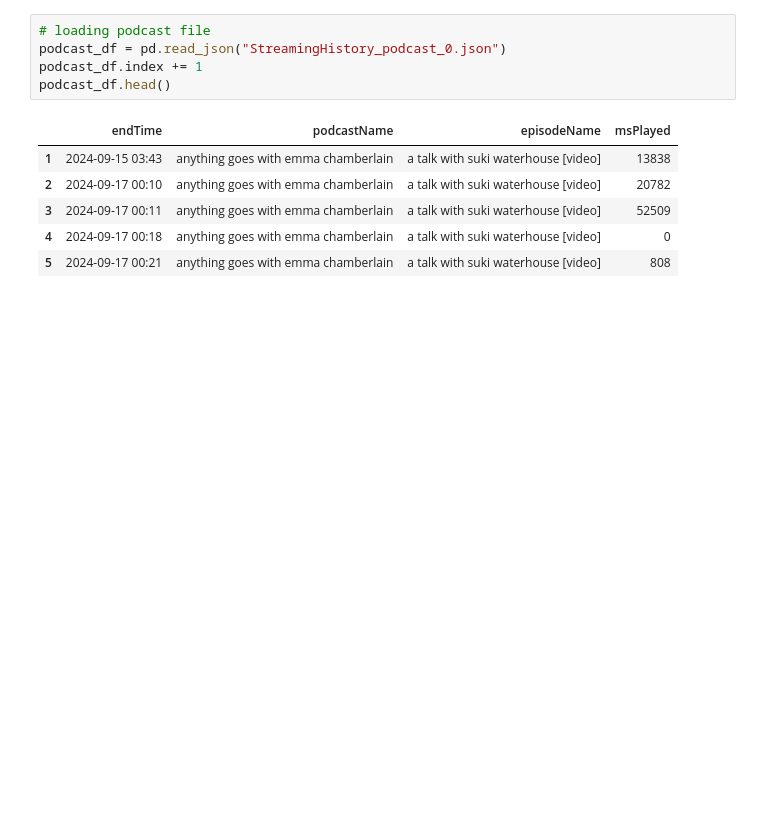
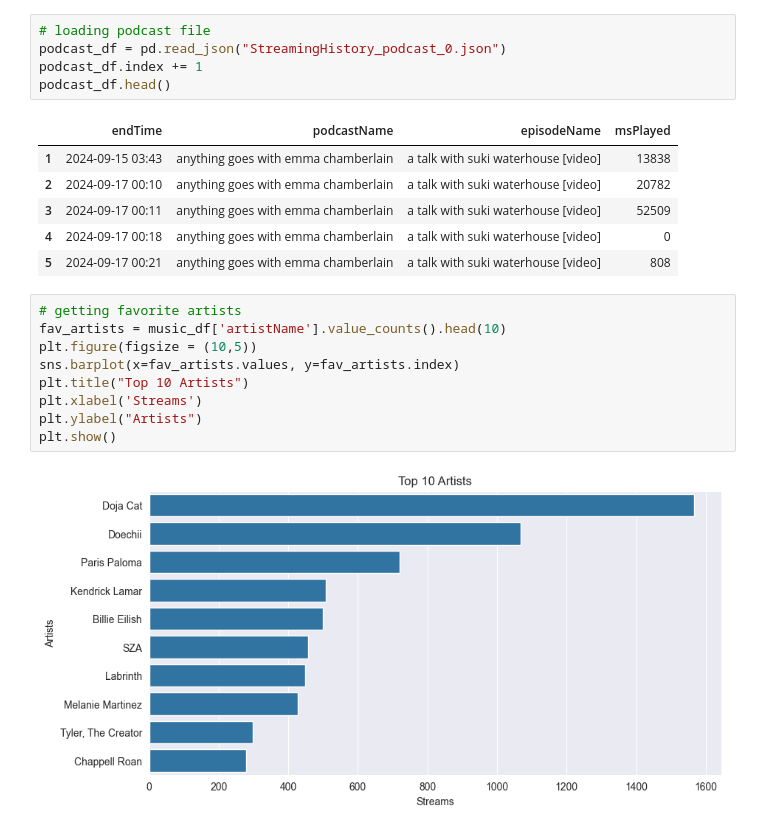
Before and after one commit to chinenyeenete/wrappedify, a Jupyter notebook: wrapped-data.ipynb, the cells around one changed output. Cells and saved outputs as stored; diff of their text form; blank space fills up the shorter version.

Commit message:
added top artists

```diff
--- a/wrapped-data.ipynb
+++ b/wrapped-data.ipynb
@@ -30,3 +30,14 @@ podcast_df.head()
 | 3 | 2024-09-17 00:11 | anything goes with emma chamberlain | a talk with suki waterhouse [video] | 52509 |
 | 4 | 2024-09-17 00:18 | anything goes with emma chamberlain | a talk with suki waterhouse [video] | 0 |
 | 5 | 2024-09-17 00:21 | anything goes with emma chamberlain | a talk with suki waterhouse [video] | 808 |
+# %%
+# getting favorite artists
+fav_artists = music_df['artistName'].value_counts().head(10)
+plt.figure(figsize = (10,5))
+sns.barplot(x=fav_artists.values, y=fav_artists.index)
+plt.title("Top 10 Artists")
+plt.xlabel('Streams')
+plt.ylabel("Artists")
+plt.show()
+# %% [output]
+[figure, added]
```
